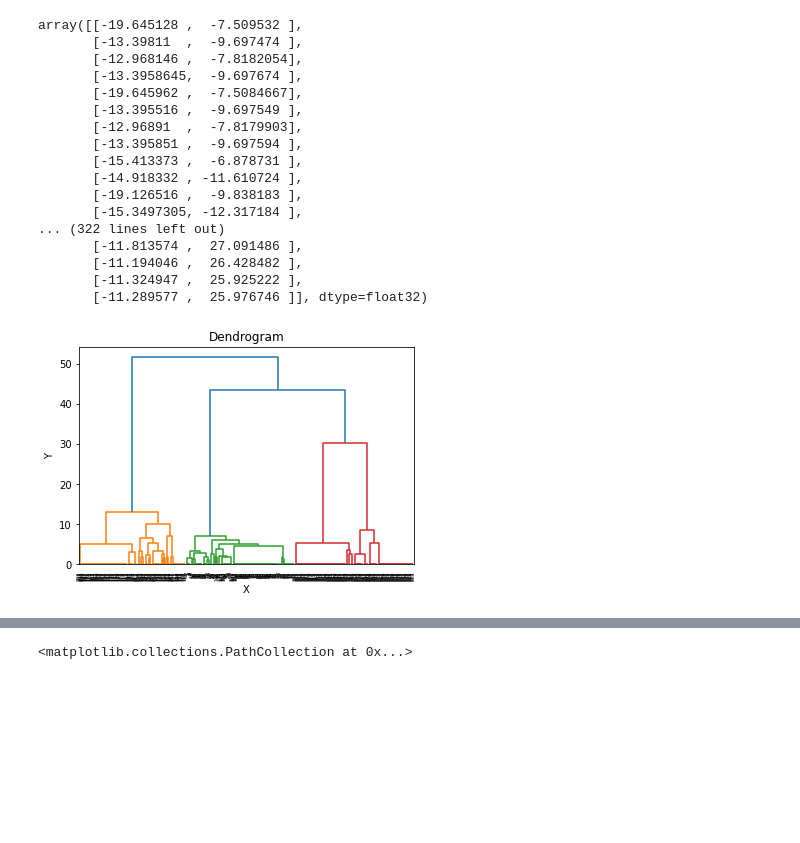
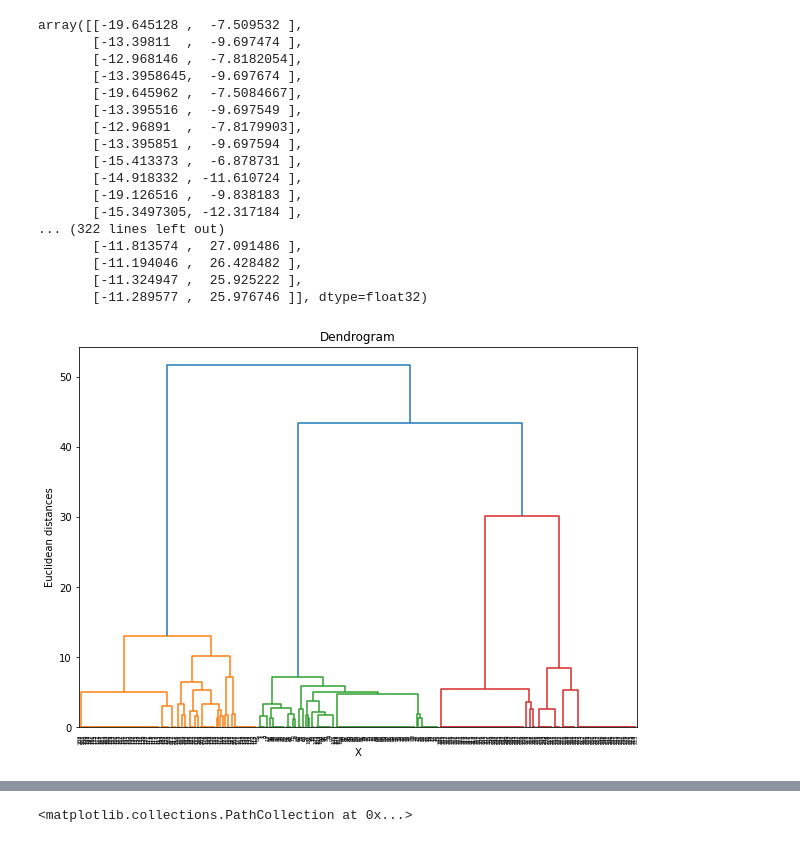
Before and after one commit to Feodoros/CSC-DataAnalysis, a Jupyter notebook: Work 1/hierarchical_clustering.ipynb, the cells around one changed output, grey strips where cells are left out. Saved outputs shown, nothing was run; the diff lists cells and outputs as text; code cells hidden in the pictures; blank space fills up the shorter version.

```diff
--- a/Work 1/Untitled.ipynb
+++ b/Work 1/hierarchical_clustering.ipynb
@@ -82,12 +82,11 @@ array([[-19.645128 ,  -7.509532 ],
        [-11.194046 ,  26.428482 ],
        [-11.324947 ,  25.925222 ],
        [-11.289577 ,  25.976746 ]], dtype=float32)
-# %%
-dendrogram_ = sch.dendrogram(linkage(df, method  = 'ward'))
-plt.title('Dendrogram')
-plt.xlabel('X')
-plt.ylabel('Y')
-
-plt.show()
-# %% [output]
-[figure, removed]
+# %%
+plt.figure(figsize=(10, 7))
+plt.title('Dendrogram')
+plt.xlabel('X')
+plt.ylabel('Euclidean distances')
+dendrogram_ = sch.dendrogram(linkage(df, method  = 'ward'))
+# %% [output]
+[figure, added]
```
Also changed, not shown: parts of 1 cell of this notebook.
